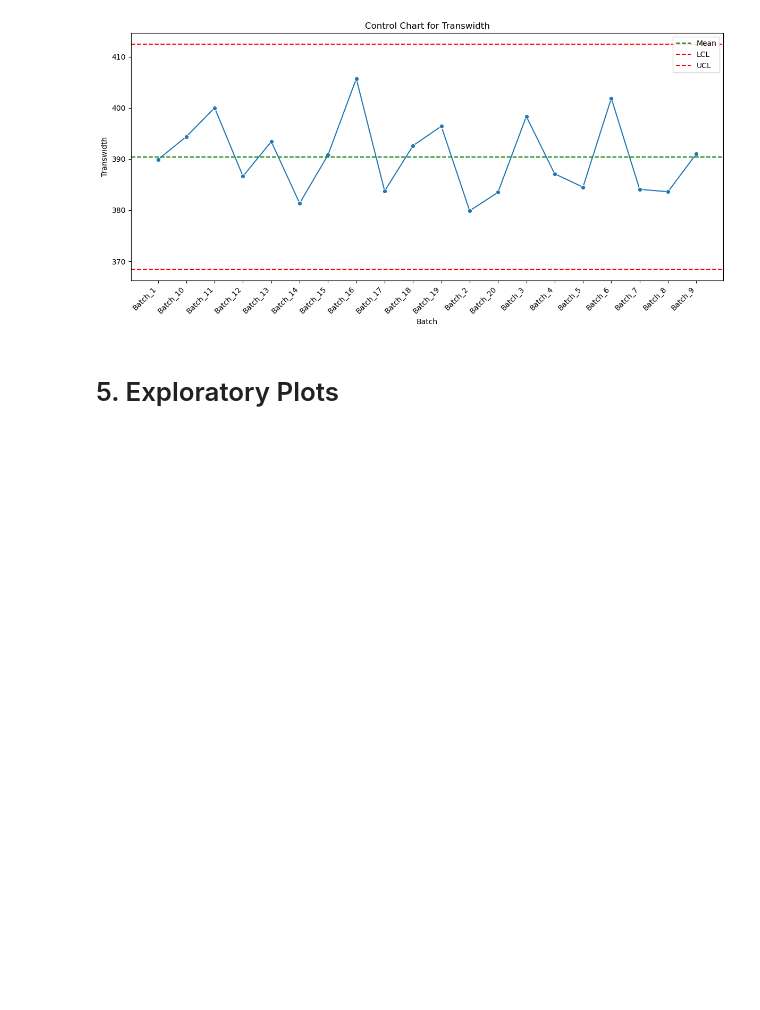
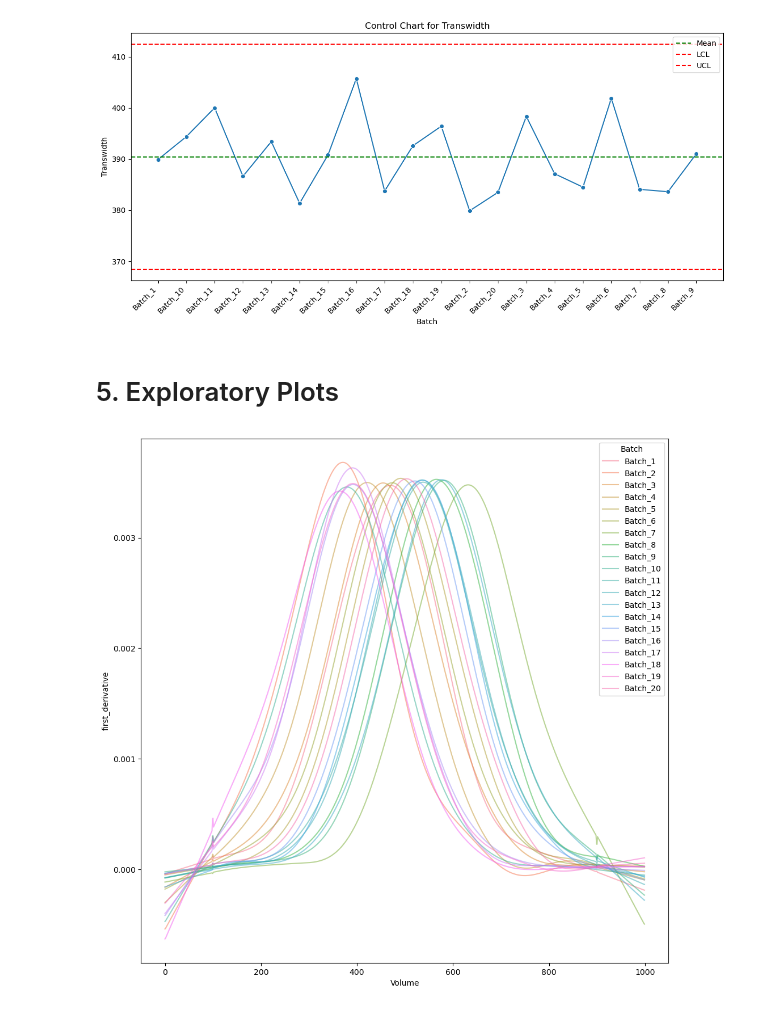
Before and after one commit to vincentgaul/direct_transitional_analysis, a Jupyter notebook: TA.ipynb, the cells around one changed output. Drawn from its saved outputs; the diff is of its cells as text; code cells hidden in the pictures; blank space fills up the shorter version.

```diff
--- a/TA.ipynb
+++ b/TA.ipynb
@@ -105,3 +105,13 @@ create_control_charts(metrics_df=metrics, control_limits_df=control_limits)
 [figure]
 # %% [markdown]
 # 5. Exploratory Plots
+# %%
+def plot_signal(df, volume_col, signal_col, batch_col):
+
+    plt.figure(figsize=(12, 12))
+    sns.lineplot(data=df, x=volume_col, y=signal_col, hue=batch_col, alpha=0.5)
+    plt.show()
+# %%
+plot_signal(results, 'Volume', 'first_derivative', 'Batch')
+# %% [output]
+[figure, added]
```
Also changed, not shown: 2 other files.
